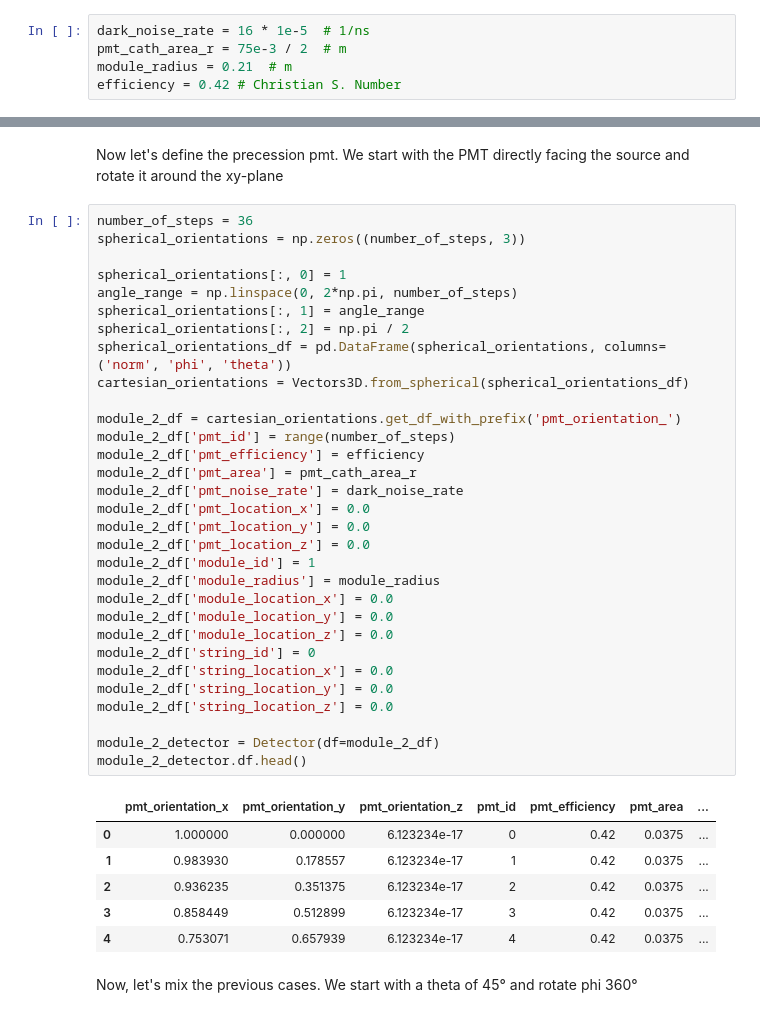
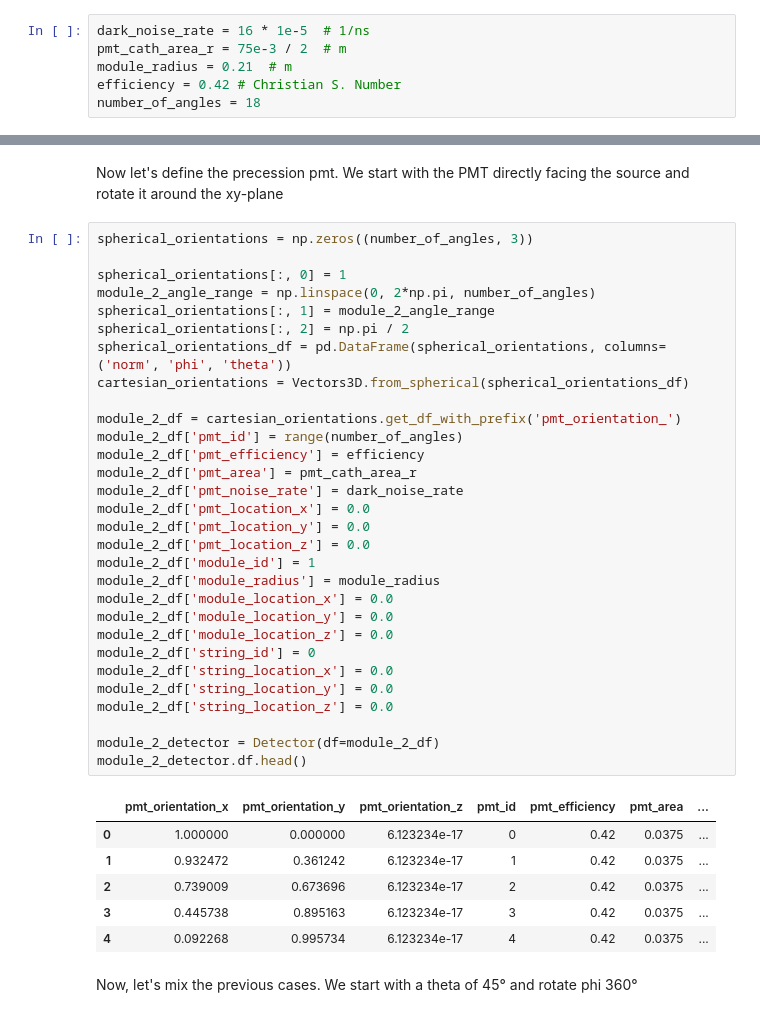
Before and after one commit to pone-software/olympus, a Jupyter notebook: examples/02_mock_photon_evaluation.ipynb, the cells around one changed output, grey strips where cells are left out. Saved outputs shown, nothing was run; the diff lists cells and outputs as text.

```diff
--- a/examples/02_mock_photon_evaluation.ipynb
+++ b/examples/02_mock_photon_evaluation.ipynb
@@ -55,6 +60,7 @@ dark_noise_rate = 16 * 1e-5  # 1/ns
 pmt_cath_area_r = 75e-3 / 2  # m
 module_radius = 0.21  # m
 efficiency = 0.42 # Christian S. Number
+number_of_angles = 18
 # %% [markdown]
 Okay let's get startet with the module for the cherenkov. For that we will assume that the source is heading along the z-axis. and is positioned on the x-axis. Hence, we will rotate one PMT along the xz-plane starting with the direction of the z-axis.
 # %%
@@ -97,43 +102,42 @@ module_1_detector.df.head()
 # %% [markdown]
 Now let's define the precession pmt. We start with the PMT directly facing the source and rotate it around the xy-plane
 # %%
-number_of_steps = 36
-spherical_orientations = np.zeros((number_of_steps, 3))
+spherical_orientations = np.zeros((number_of_angles, 3))
 
 spherical_orientations[:, 0] = 1
-angle_range = np.linspace(0, 2*np.pi, number_of_steps)
-spherical_orientations[:, 1] = angle_range
+module_2_angle_range = np.linspace(0, 2*np.pi, number_of_angles)
+spherical_orientations[:, 1] = module_2_angle_range
 spherical_orientations[:, 2] = np.pi / 2
 spherical_orientations_df = pd.DataFrame(spherical_orientations, columns=('norm', 'phi', 'theta'))
 cartesian_orientations = Vectors3D.from_spherical(spherical_orientations_df)
 
 module_2_df = cartesian_orientations.get_df_with_prefix('pmt_orientation_')
-module_2_df['pmt_id'] = range(number_of_steps)
+module_2_df['pmt_id'] = range(number_of_angles)
 module_2_df['pmt_efficiency'] = efficiency
 module_2_df['pmt_area'] = pmt_cath_area_r
 module_2_df['pmt_noise_rate'] = dark_noise_rate
 module_2_df['pmt_location_x'] = 0.0
 module_2_df['pmt_location_y'] = 0.0
 module_2_df['pmt_location_z'] = 0.0
 module_2_df['module_id'] = 1
 module_2_df['module_radius'] = module_radius
 module_2_df['module_location_x'] = 0.0
 module_2_df['module_location_y'] = 0.0
 module_2_df['module_location_z'] = 0.0
 module_2_df['string_id'] = 0
 module_2_df['string_location_x'] = 0.0
 module_2_df['string_location_y'] = 0.0
 module_2_df['string_location_z'] = 0.0
 
 module_2_detector = Detector(df=module_2_df)
 module_2_detector.df.head()
 # %% [output]
 |  | pmt_orientation_x | pmt_orientation_y | pmt_orientation_z | pmt_id | pmt_efficiency | pmt_area | ... |
 | 0 | 1.000000 | 0.000000 | 6.123234e-17 | 0 | 0.42 | 0.0375 | ... |
-| 1 | 0.983930 | 0.178557 | 6.123234e-17 | 1 | 0.42 | 0.0375 | ... |
-| 2 | 0.936235 | 0.351375 | 6.123234e-17 | 2 | 0.42 | 0.0375 | ... |
-| 3 | 0.858449 | 0.512899 | 6.123234e-17 | 3 | 0.42 | 0.0375 | ... |
-| 4 | 0.753071 | 0.657939 | 6.123234e-17 | 4 | 0.42 | 0.0375 | ... |
+| 1 | 0.932472 | 0.361242 | 6.123234e-17 | 1 | 0.42 | 0.0375 | ... |
+| 2 | 0.739009 | 0.673696 | 6.123234e-17 | 2 | 0.42 | 0.0375 | ... |
+| 3 | 0.445738 | 0.895163 | 6.123234e-17 | 3 | 0.42 | 0.0375 | ... |
+| 4 | 0.092268 | 0.995734 | 6.123234e-17 | 4 | 0.42 | 0.0375 | ... |
 # %% [markdown]
 Now, let's mix the previous cases. We start with a theta of 45° and rotate phi 360°
 # %%
```
Also changed, not shown: parts of 20 cells of this notebook, 2 other files.
